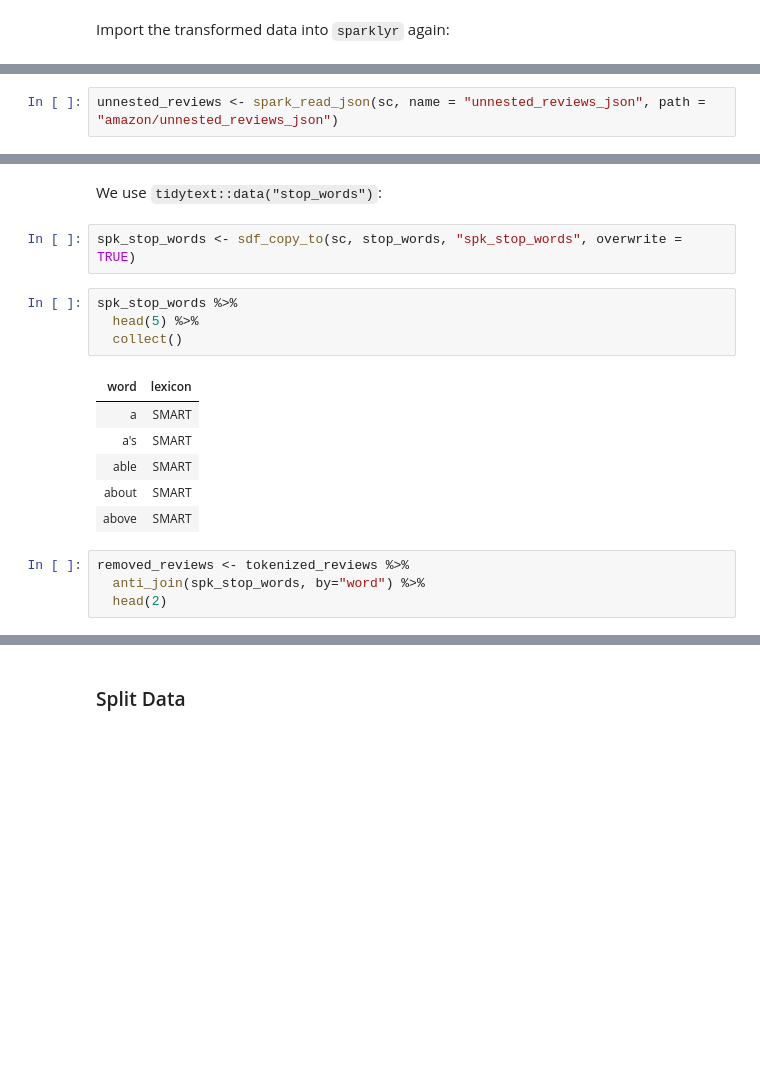
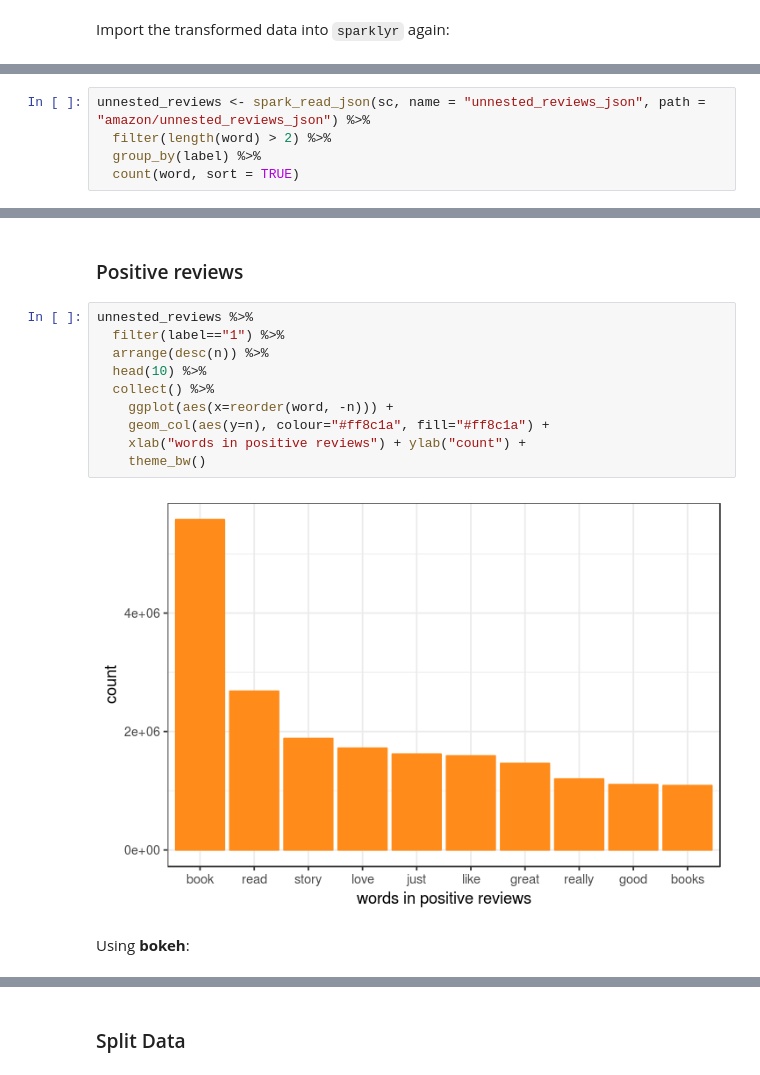
Before and after one commit to aurora-mareviv/sparklyr_test, a Jupyter notebook: sparklyr_test2.ipynb, the cells around one changed output, grey strips where cells are left out. Drawn from its saved outputs; the diff is of its cells as text; blank space fills up the shorter version.

```diff
--- a/sparklyr_test2.ipynb
+++ b/sparklyr_test2.ipynb
@@ -317,2 +323,5 @@ Import the transformed data into `sparklyr` again:
 # %%
-unnested_reviews <- spark_read_json(sc, name = "unnested_reviews_json", path = "amazon/unnested_reviews_json")
+unnested_reviews <- spark_read_json(sc, name = "unnested_reviews_json", path = "amazon/unnested_reviews_json") %>%
+  filter(length(word) > 2) %>%
+  group_by(label) %>%
+  count(word, sort = TRUE)
@@ -331,19 +330,16 @@ unnested_reviews %>%
-# %% [markdown]
-We use `tidytext::data("stop_words")`:
-# %%
-spk_stop_words <- sdf_copy_to(sc, stop_words, "spk_stop_words", overwrite = TRUE)
-# %%
-spk_stop_words %>%
-  head(5) %>%
-  collect()
-# %% [output]
-| word | lexicon |
-| a | SMART |
-| a's | SMART |
-| able | SMART |
-| about | SMART |
-| above | SMART |
-# %%
-removed_reviews <- tokenized_reviews %>%
-  anti_join(spk_stop_words, by="word") %>%
-  head(2)
+# %% [markdown]
+### Positive reviews
+# %%
+unnested_reviews %>%
+  filter(label=="1") %>%
+  arrange(desc(n)) %>%
+  head(10) %>%
+  collect() %>%
+    ggplot(aes(x=reorder(word, -n))) +
+    geom_col(aes(y=n), colour="#ff8c1a", fill="#ff8c1a") +
+    xlab("words in positive reviews") + ylab("count") +
+    theme_bw()
+# %% [output]
+[figure, added]
+# %% [markdown]
+Using **bokeh**:
```
Also changed, not shown: parts of 17 cells of this notebook.
